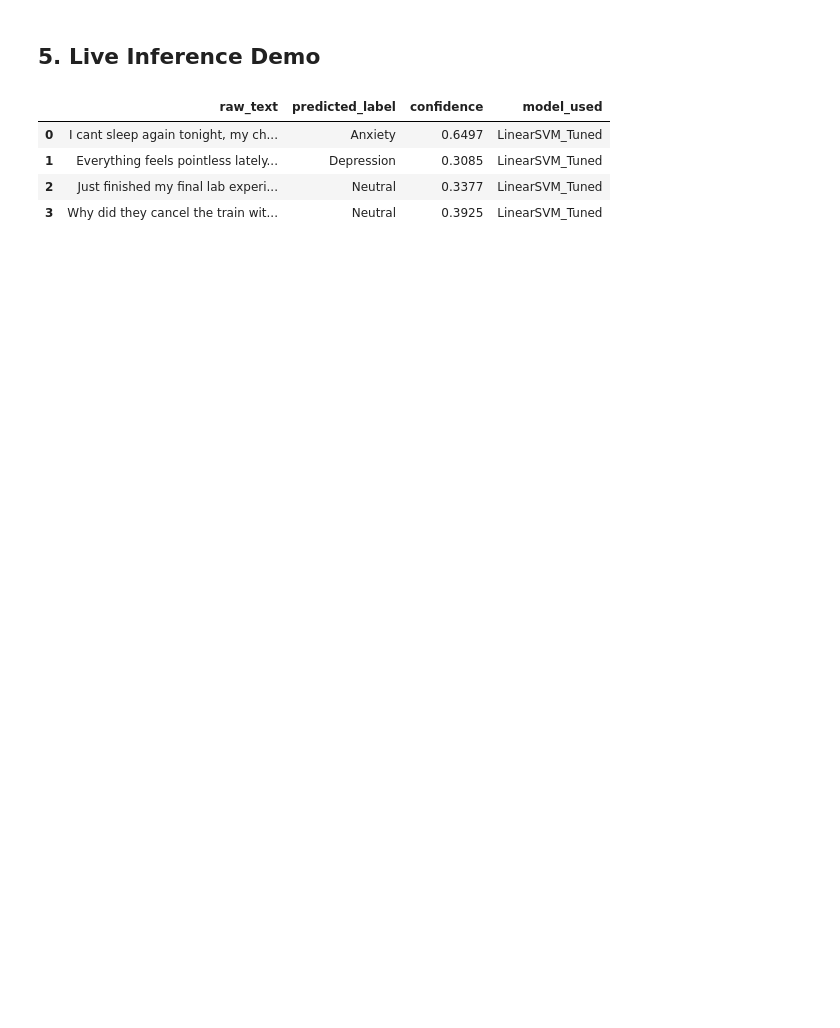
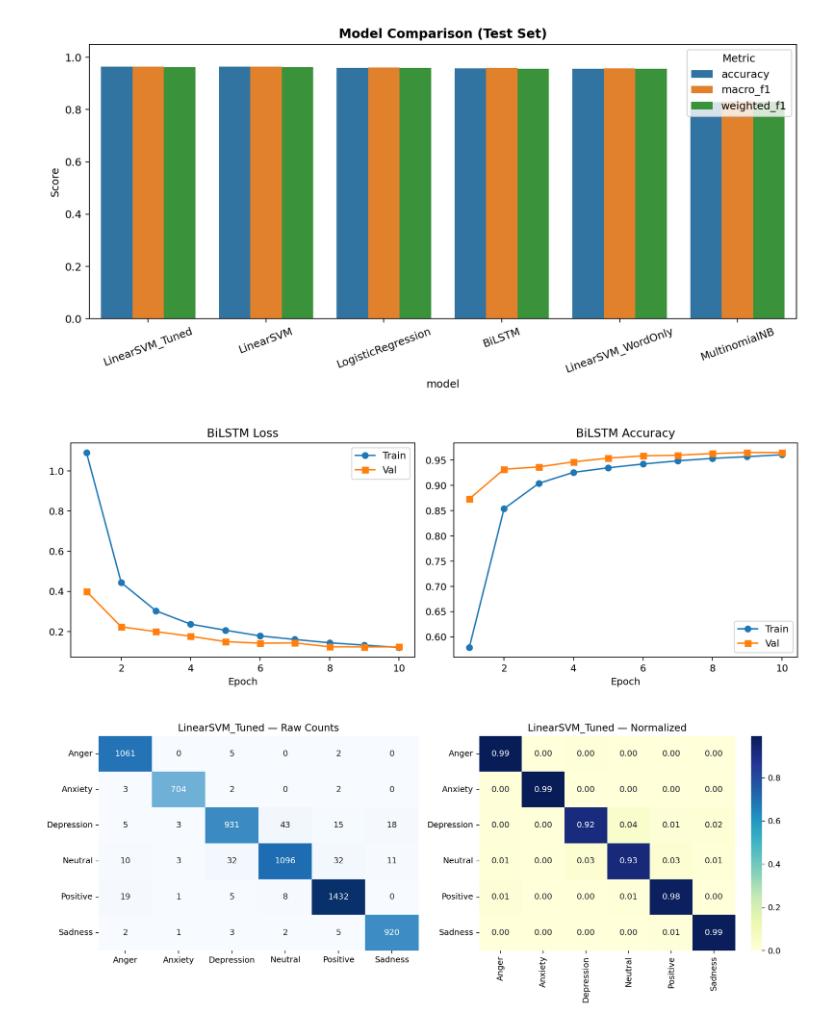
Before and after one commit to mansi27102005/clnlp_exp9, a Jupyter notebook: notebooks/02_experiments.ipynb, the cells around one changed output. Cells and saved outputs as stored; diff of their text form; code cells hidden in the pictures; blank space fills up the shorter version.

```diff
--- a/notebooks/02_experiments.ipynb
+++ b/notebooks/02_experiments.ipynb
@@ -79,16 +24,7 @@ err_df[['true_label', 'predicted_label', 'confidence', 'word_count', 'likely_rea
-# %% [markdown]
-## 5. Live Inference Demo
-# %%
-demo_posts = [
-    'I cant sleep again tonight, my chest feels tight and im panicking #anxiety',
-    'Everything feels pointless lately, I just want to stay in bed all day.',
-    'Just finished my final lab experiment!! So grateful for my team 😊 #proud',
-    'Why did they cancel the train without telling anyone?! So infuriating!!',
-]
-pd.DataFrame([predict_post(p) for p in demo_posts])[['raw_text', 'predicted_label', 'confidence', 'model_used']]
-# %% [output]
-|  | raw_text | predicted_label | confidence | model_used |
-| 0 | I cant sleep again tonight, my ch... | Anxiety | 0.6497 | LinearSVM_Tuned |
-| 1 | Everything feels pointless lately... | Depression | 0.3085 | LinearSVM_Tuned |
-| 2 | Just finished my final lab experi... | Neutral | 0.3377 | LinearSVM_Tuned |
-| 3 | Why did they cancel the train wit... | Neutral | 0.3925 | LinearSVM_Tuned |
+# %%
+for img in ['model_comparison.png', 'bilstm_training_curves.png', 'best_model_confusion_matrix.png']:
+    display(Image(filename=str(RESULTS_DIR / img)))
+# %% [output]
+[figure, added]
+[figure, added]
+[figure, added]
```
Also changed, not shown: parts of 13 cells of this notebook, 35 other files.
